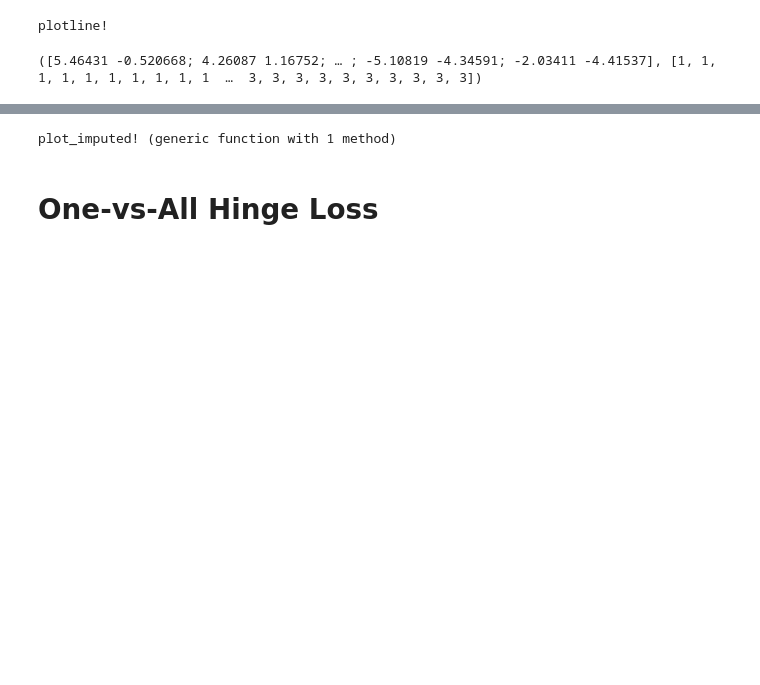
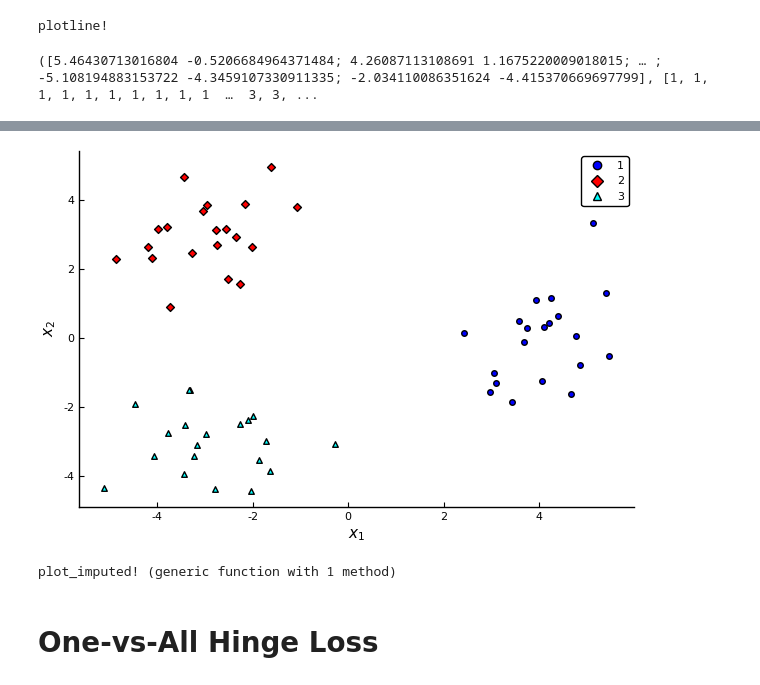
Before and after one commit to ORIE4741/demos, a Jupyter notebook: Multiclass and Ordinal.ipynb, the cells around one changed output, grey strips where cells are left out. Cells and saved outputs as stored; diff of their text form; code cells hidden in the pictures; blank space fills up the shorter version.

```diff
--- a/Multiclass and Ordinal.ipynb
+++ b/Multiclass and Ordinal.ipynb
@@ -21,9 +21,9 @@ end
 plotline!
 # %%
 # Generate and plot data
-srand(5)
-color = ["blue", "red", "cyan", "magenta"]
-shape = [:circle, :diamond, :utriangle, :star5]
+Random.seed!(5)
+plotcolor = ["blue", "red", "cyan", "magenta"]
+plotshape = [:circle, :diamond, :utriangle, :star5]
 n = 20
 function sample_data(num_points; noise=1)
     X1 = randn(n,2)*noise .+ [4 0]
@@ -36,13 +36,13 @@ function sample_data(num_points; noise=1)
 end
 X,y = sample_data(n)
 # %% [output]
-([5.46431 -0.520668; 4.26087 1.16752; … ; -5.10819 -4.34591; -2.03411 -4.41537], [1, 1, 1, 1, 1, 1, 1, 1, 1, 1  …  3, 3, 3, 3, 3, 3, 3, 3, 3, 3])
+([5.46430713016804 -0.5206684964371484; 4.26087113108691 1.1675220009018015; … ; -5.108194883153722 -4.3459107330911335; -2.034110086351624 -4.415370669697799], [1, 1, 1, 1, 1, 1, 1, 1, 1, 1  …  3, 3, ...
 # %%
 """function to plot the above data"""
 function plotdata(X=X,y=y; margin=.05)
-    scatter(X[y.==1,1],X[y.==1,2], color=color[1], markershape=shape[1],label="1")
-    scatter!(X[y.==2,1],X[y.==2,2], color=color[2], markershape=shape[2],label="2")
-    scatter!(X[y.==3,1],X[y.==3,2], color=color[3], markershape=shape[3],label="3")
+    scatter(X[y.==1,1],X[y.==1,2], color=plotcolor[1], markershape=plotshape[1],label="1")
+    scatter!(X[y.==2,1],X[y.==2,2], color=plotcolor[2], markershape=plotshape[2],label="2")
+    scatter!(X[y.==3,1],X[y.==3,2], color=plotcolor[3], markershape=plotshape[3],label="3")
     xlabel!(L"x_1")
     ylabel!(L"x_2")
     range_y = maximum(X[:,2]) - minimum(X[:,2])
@@ -57,3 +56,4 @@ plotdata()
+[figure, added]
 # %%
 function plot_imputed!(l::Loss, X, w, color, shape)
     yhat = impute([l], X*w)
```
Also changed, not shown: parts of 12 cells of this notebook, 3 other files.
